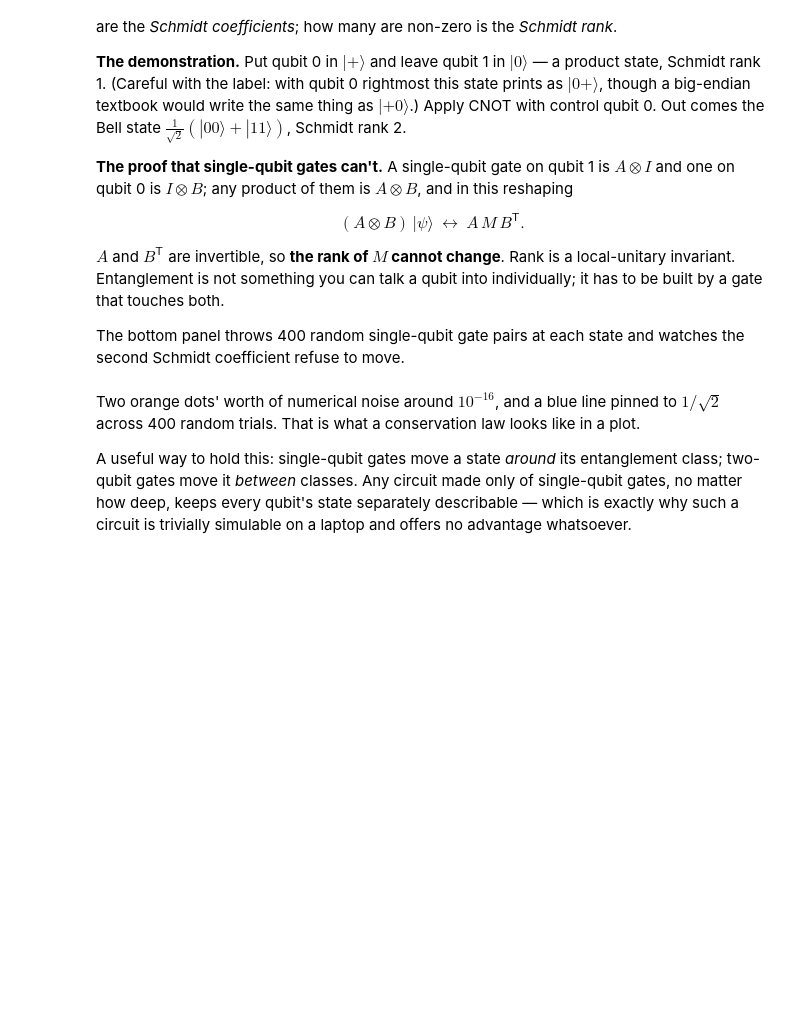
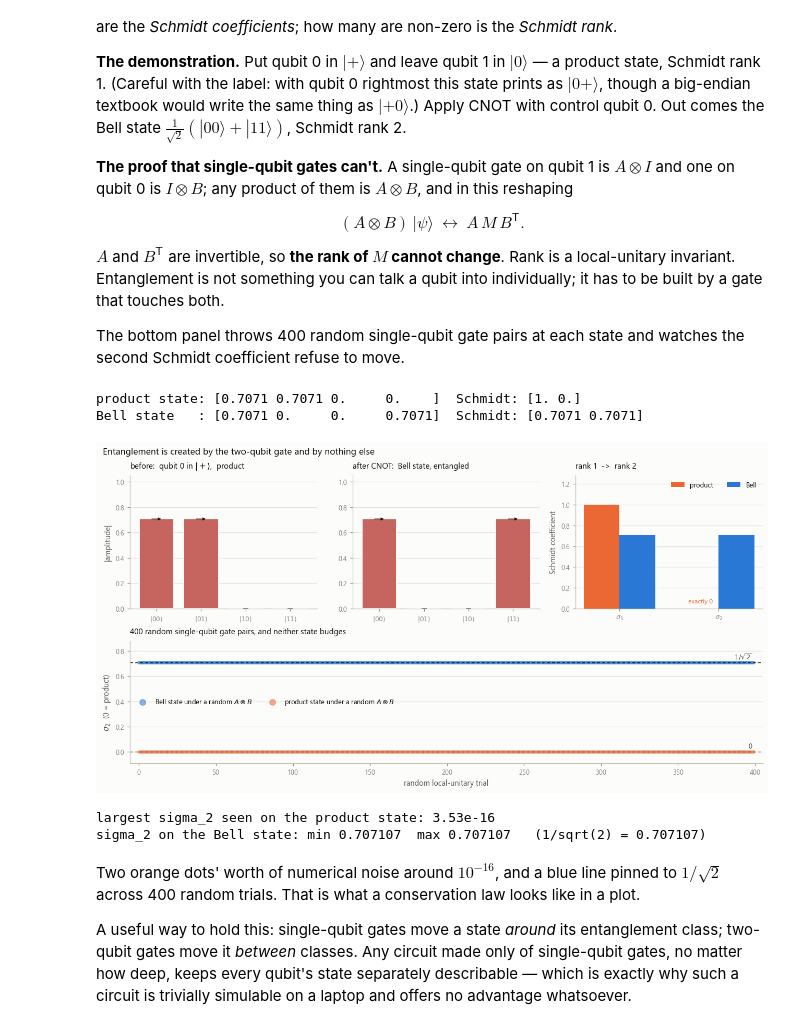
Before and after one commit to thompgt/quantum-under-the-hood, a Jupyter notebook: notebooks/A06_Two_Qubit_Gates.ipynb, the cells around one changed output. Saved outputs shown, nothing was run; the diff lists cells and outputs as text; code cells hidden in the pictures; blank space fills up the shorter version.

```diff
--- a/notebooks/A06_Two_Qubit_Gates.ipynb
+++ b/notebooks/A06_Two_Qubit_Gates.ipynb
@@ -760,41 +812,51 @@ axb.set_title("after CNOT:  Bell state, entangled", loc="left", fontsize=10)
 axc = fig.add_subplot(gs[0, 2])
 w = 0.36
 sp, sb = schmidt(product), schmidt(bell)
-axc.bar(np.arange(2) - w / 2, sp, width=w, color=style.ORANGE, label="product")
-axc.bar(np.arange(2) + w / 2, sb, width=w, color=style.BLUE, label="Bell")
+axc.bar(np.arange(2) - w / 2, sp, width=w, color=style.ORANGE, label="product",
+        zorder=3)
+axc.bar(np.arange(2) + w / 2, sb, width=w, color=style.BLUE, label="Bell",
+        zorder=3)
+axc.set_axisbelow(True)
 axc.set_xticks([0, 1])
 axc.set_xticklabels([r"$\sigma_1$", r"$\sigma_2$"])
 axc.set_ylabel("Schmidt coefficient")
 axc.set_ylim(0, 1.28)
 axc.legend(loc="upper right", ncols=2)
 axc.set_title("rank 1  ->  rank 2", loc="left", fontsize=10)
-axc.text(1.0, 0.06, "exactly 0", ha="center", fontsize=8, color=style.ORANGE)
+axc.text(1 - w / 2, 0.055, "exactly 0", ha="center", fontsize=8,
+         color=style.ORANGE, zorder=4)
 
 axd = fig.add_subplot(gs[1, :])
 axd.scatter(np.arange(N), s2_bell, s=11, color=style.BLUE, alpha=0.55,
             label="Bell state under a random $A \\otimes B$")
 axd.scatter(np.arange(N), s2_prod, s=11, color=style.ORANGE, alpha=0.55,
             label="product state under a random $A \\otimes B$")
 axd.axhline(1 / np.sqrt(2), color=style.INK, lw=0.9, ls=(0, (4, 3)), zorder=1)
 axd.axhline(0.0, color=style.INK, lw=0.9, ls=(0, (4, 3)), zorder=1)
 axd.text(N * 0.995, 1 / np.sqrt(2) + 0.03, r"$1/\sqrt{2}$", ha="right",
          fontsize=8.5, color=style.INK_2)
 axd.text(N * 0.995, 0.03, "0", ha="right", fontsize=8.5, color=style.INK_2)
 axd.set_xlim(-6, N + 5)
 axd.set_ylim(-0.09, 0.88)
 axd.set_xlabel("random local-unitary trial")
 axd.set_ylabel(r"$\sigma_2$  (0 = product)")
-axd.legend(loc="center left", ncols=2)
+axd.legend(loc="center left", ncols=2, markerscale=2.2)
 axd.set_title("400 random single-qubit gate pairs, and neither state budges",
               loc="left", fontsize=10)
 
 fig.suptitle("Entanglement is created by the two-qubit gate and by nothing else",
              x=0.005, ha="left", fontsize=11.5)
 plt.show()
 
 print(f"\nlargest sigma_2 seen on the product state: {s2_prod.max():.2e}")
 print(f"sigma_2 on the Bell state: min {s2_bell.min():.6f}  "
       f"max {s2_bell.max():.6f}   (1/sqrt(2) = {1/np.sqrt(2):.6f})")
+# %% [output]
+product state: [0.7071 0.7071 0.     0.    ]  Schmidt: [1. 0.]
+Bell state   : [0.7071 0.     0.     0.7071]  Schmidt: [0.7071 0.7071]
+[figure, added]
+largest sigma_2 seen on the product state: 3.53e-16
+sigma_2 on the Bell state: min 0.707107  max 0.707107   (1/sqrt(2) = 0.707107)
 # %% [markdown]
 Two orange dots' worth of numerical noise around $10^{-16}$, and a blue line
 pinned to $1/\sqrt2$ across 400 random trials. That is what a conservation law
```
Also changed, not shown: parts of 11 cells of this notebook, 1 other file.
